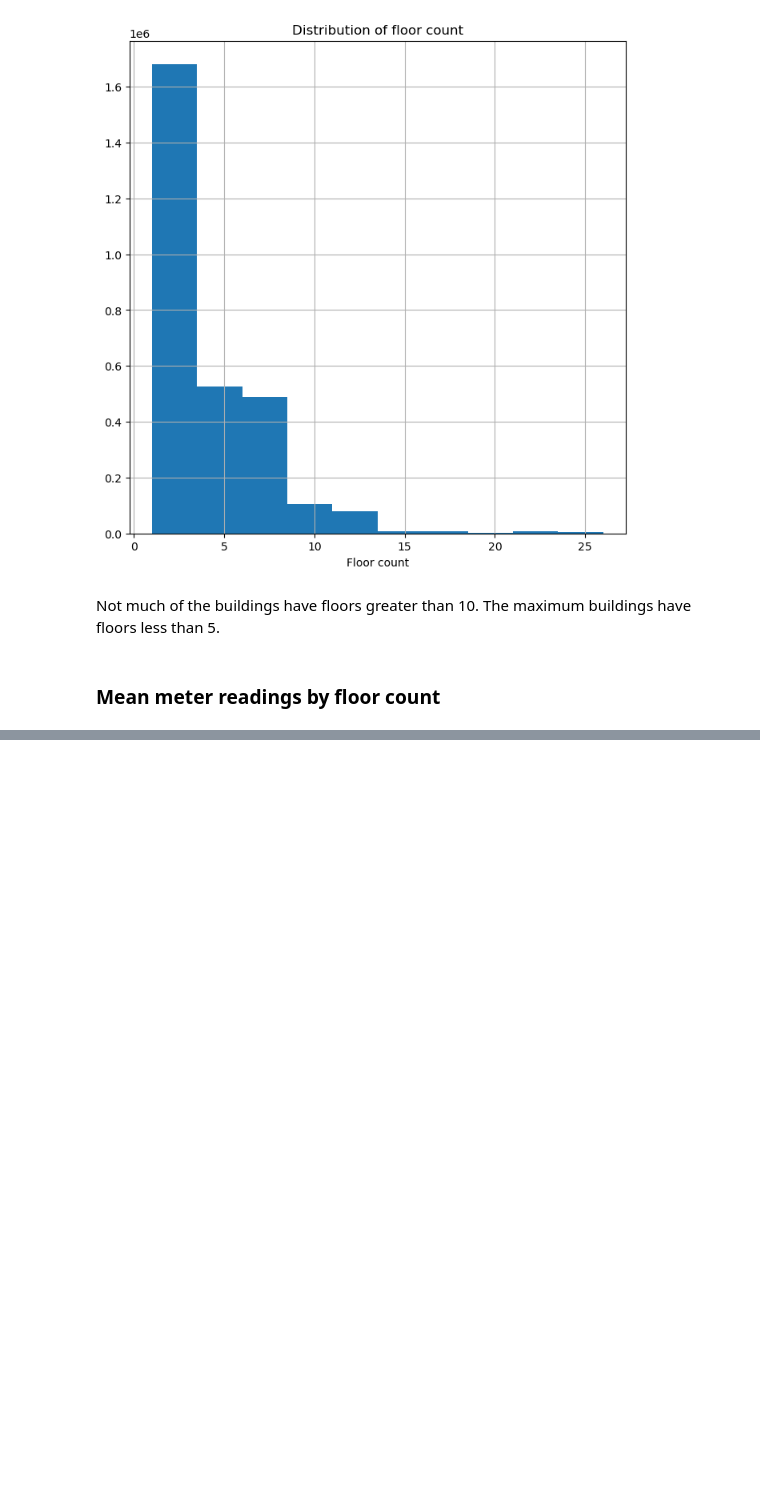
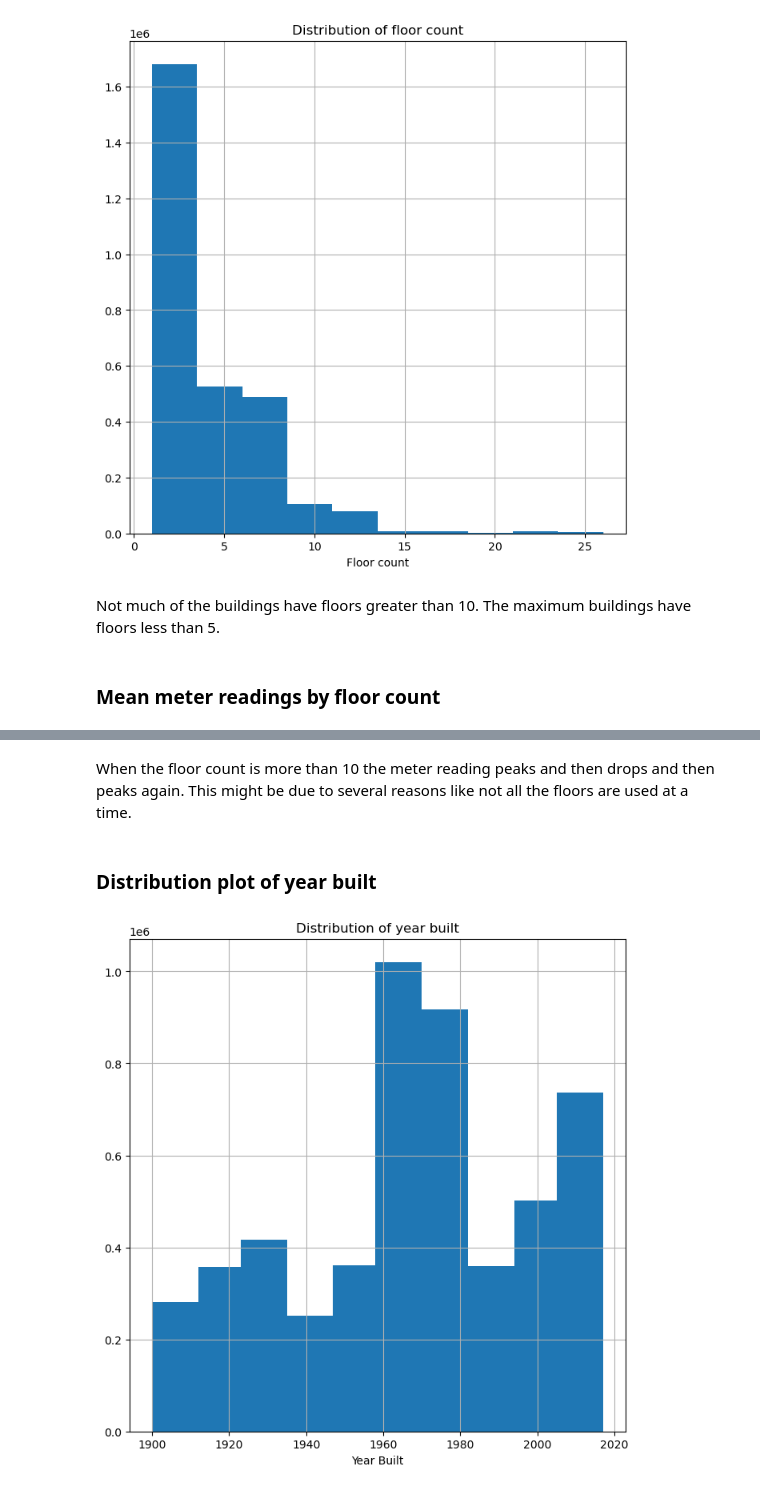
Before and after one commit to goksu-uzunturk/DI502_ElectricityPrediction, a Jupyter notebook: notebooks/EDA.ipynb, the cells around one changed output, grey strips where cells are left out. Cells and saved outputs as stored; diff of their text form; code cells hidden in the pictures; blank space fills up the shorter version.

```diff
--- a/notebooks/EDA.ipynb
+++ b/notebooks/EDA.ipynb
@@ -314,0 +318,12 @@ NotImplementedError: agg function failed [how->median,dtype->float32]
+# %% [markdown]
+When the floor count is more than 10 the meter reading peaks and then drops and then peaks again. This might be due to several reasons like not all the floors are used at a time.
+# %% [markdown]
+### Distribution plot of year built
+# %%
+plt.figure(figsize=(8,8))
+train['year_built'].dropna().hist()
+plt.xlabel("Year Built")
+plt.title("Distribution of year built")
+plt.show()
+# %% [output]
+[figure, added]
```
Also changed, not shown: parts of 19 cells of this notebook.
